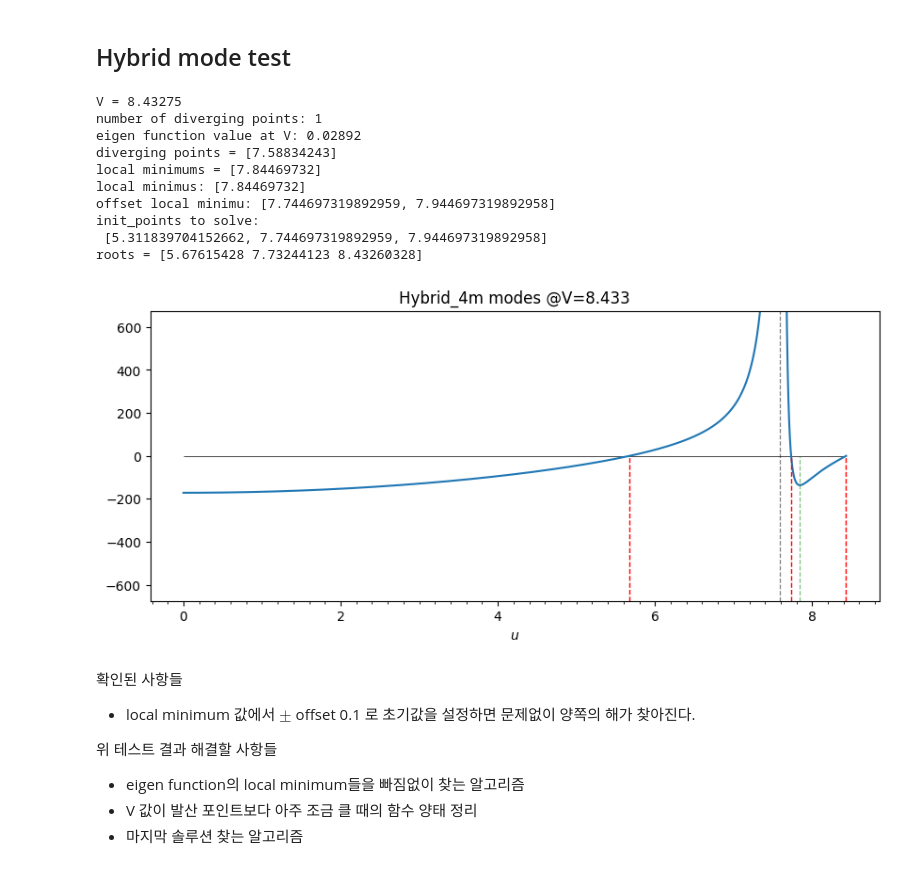
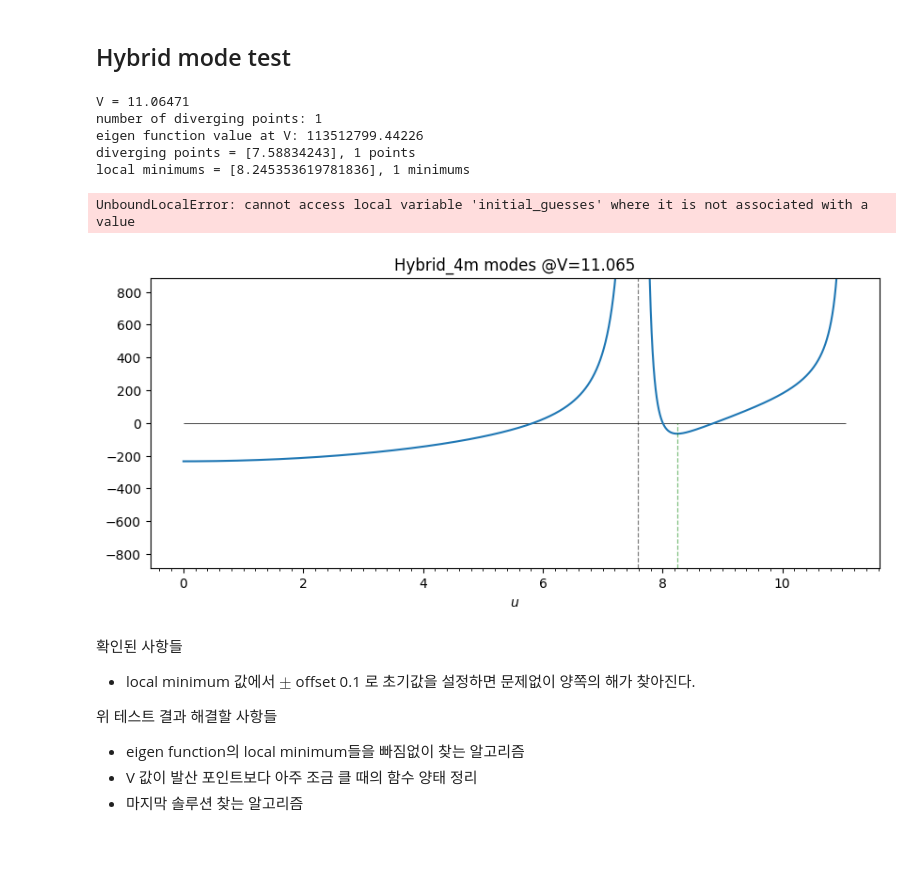
Before and after one commit to jkkow/fmdtool, a Jupyter notebook: draft/usolver_general.ipynb, the cells around one changed output. Drawn from its saved outputs; the diff is of its cells as text; code cells hidden in the pictures.

```diff
--- a/draft/usolver_general.ipynb
+++ b/draft/usolver_general.ipynb
@@ -231,7 +231,7 @@ def get_local_minimum(eigen_eq: callable, v: float, q: int):
     if np.size(local_minima) == 0:
       return None
     else:
-      return np.sort(local_minima)
+      return list(np.sort(local_minima))
 # %%
 def plot_local_minimum(ax, local_minimums, v, plot_limit=None):
   if plot_limit is None:
@@ -262,6 +261,3 @@ def get_init_points_to_solve_hybrid(eigen_eq: callable, v: float, q: int) -> lis
       return init_points
     else:
       return init_points
-# %%
-def get_roots_for_hybrid(eigen_eq: callable, init_points: list[float], v) -> list:
-  pass
@@ -268,45 +304,35 @@ def get_roots_for_hybrid(eigen_eq: callable, init_points: list[float], v) -> lis
 # %%
 q = 4
-v = 8.43275
-# v = jn_zeros(q, 2)[-1]
+# v = 8.43275
+v = jn_zeros(q, 2)[-1]
 print(f"V = {v:.5f}")
 print(f"number of diverging points: {num_of_zeros_jn(v,q)}")
 na = 0.3
 nclad = 1.444
 ncore = np.sqrt(na*na + nclad*nclad)
 
 eigen_hybrid = gen_eigen_eq(v, ncore, nclad, q, mode='hybrid')
 print(f"eigen function value at V: {eigen_hybrid(v-1E-6):.5f}")
 local_minimums = get_local_minimum(eigen_hybrid, v, q)
 
 plot_limit = 20*q*v
 fig, ax = plot_eigen_eq(eigen_hybrid, v, plot_limit)
 ax.set_title(f"Hybrid_{q}m modes @V={v:.3f}")
 plot_diverging_points(ax, v, q, plot_limit)
 plot_local_minimum(ax, local_minimums, v, plot_limit)
 # ax.set_xlim(v-1E-1, v)
-# ax.set_ylim(-10, 10)
+# ax.set_ylim(-10000, 10000)
 
 # roots analysis
-init_points = get_init_points_to_solve_hybrid(eigen_hybrid, v, q)
-
-if init_points is not None:
-  roots = fsolve(eigen_hybrid, init_points)
-  plot_roots(ax, roots, plot_limit)
-else:
-  print(f"No root")
+roots = get_roots_for_hybrid(eigen_hybrid, v, q)
 # %% [output]
-V = 8.43275
+V = 11.06471
 number of diverging points: 1
-eigen function value at V: 0.02892
-diverging points = [7.58834243]
-local minimums = [7.84469732]
-local minimus: [7.84469732]
-offset local minimu: [7.744697319892959, 7.944697319892958]
-init_points to solve:
- [5.311839704152662, 7.744697319892959, 7.944697319892958]
-roots = [5.67615428 7.73244123 8.43260328]
+eigen function value at V: 113512799.44226
+diverging points = [7.58834243], 1 points
+local minimums = [8.245353619781836], 1 minimums
+UnboundLocalError: cannot access local variable 'initial_guesses' where it is not associated with a value
-[figure, old version]
+[figure, new version]
 # %% [markdown]
 확인된 사항들
 - local minimum 값에서 $\pm$ offset 0.1 로 초기값을 설정하면 문제없이 양쪽의 해가 찾아진다.
```
Also changed, not shown: parts of 6 cells of this notebook.
